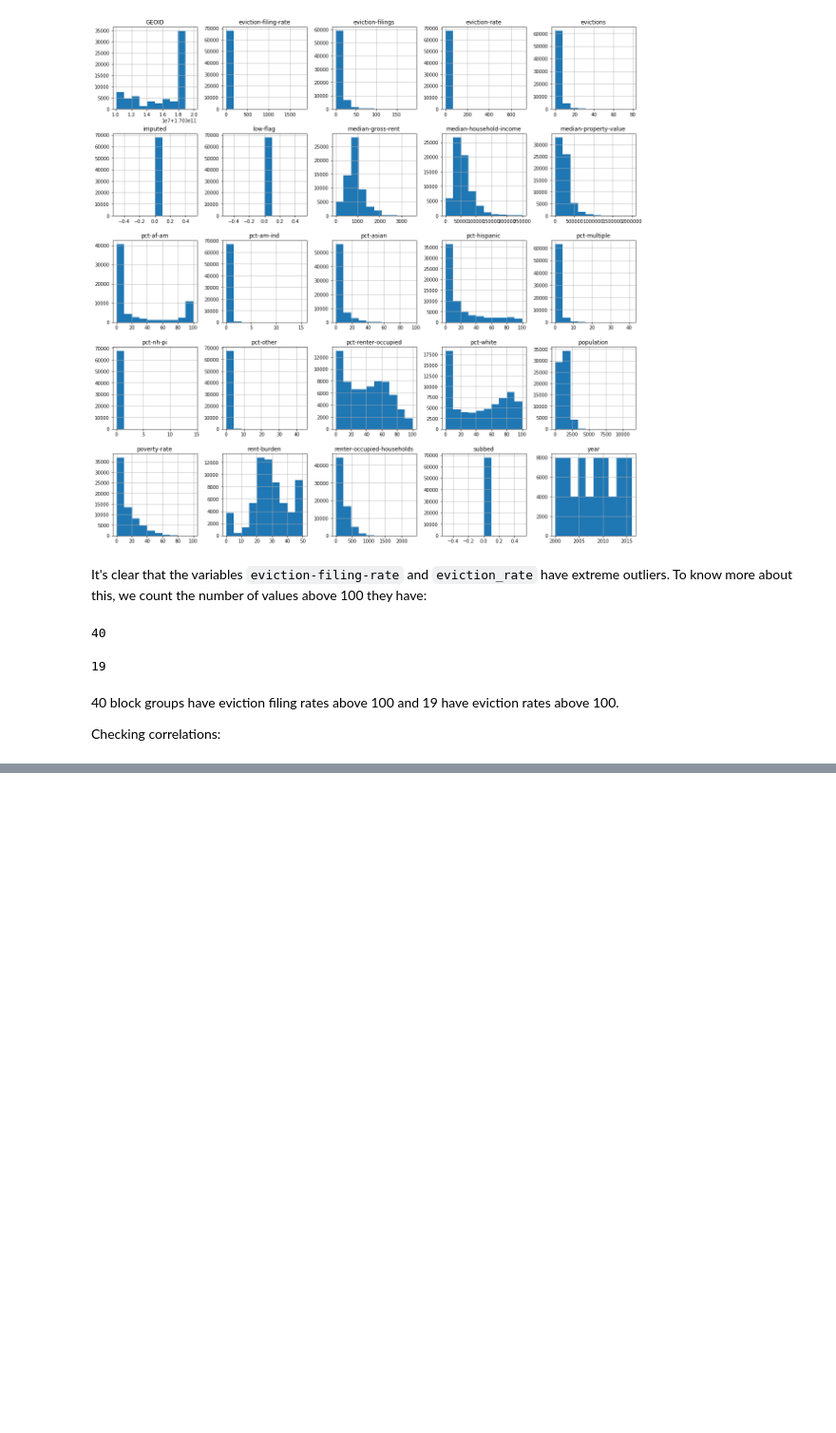
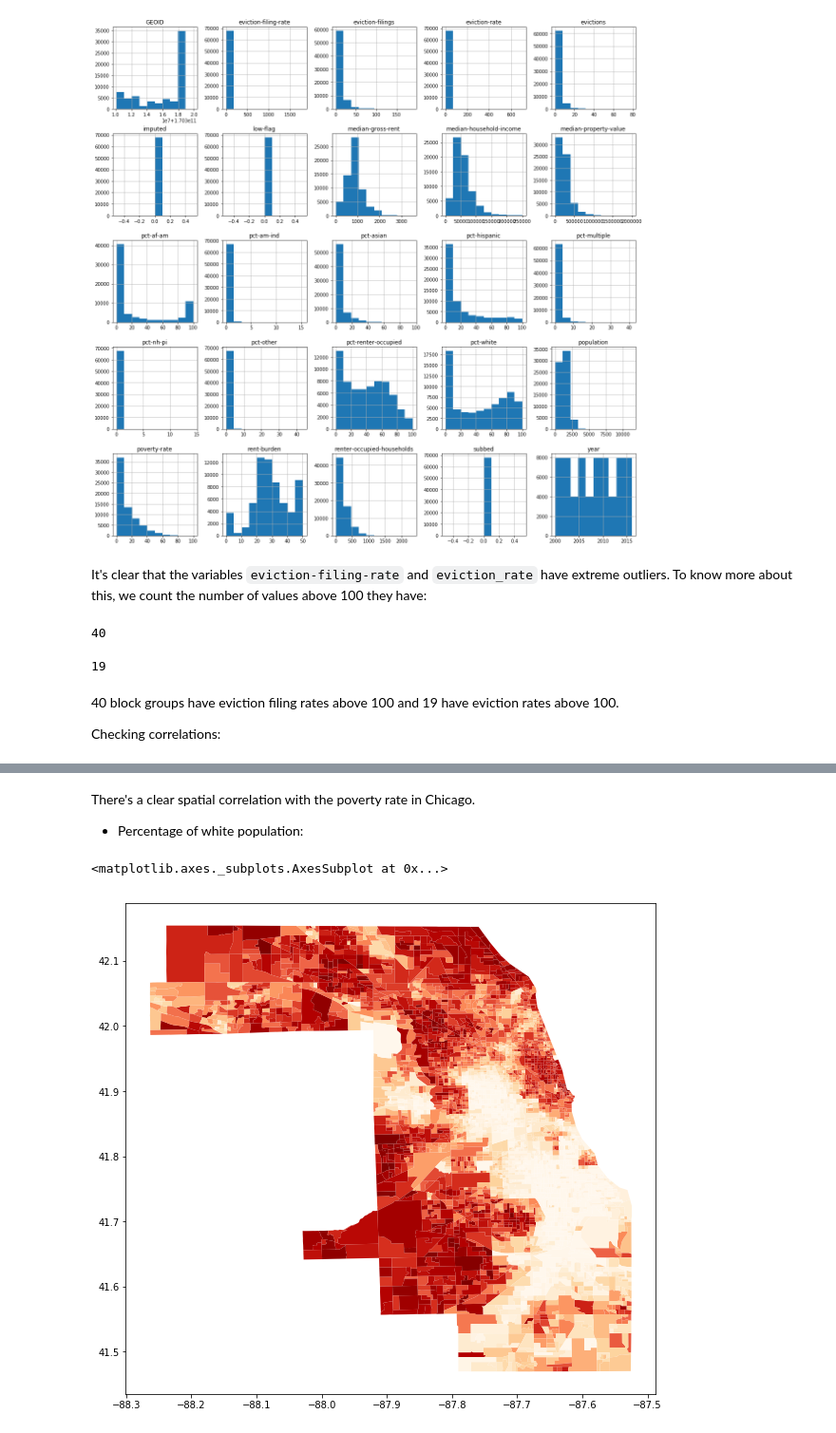
Before and after one commit to luisesanmartin/ml-eviction-chicago, a Jupyter notebook: notebooks/Data exploration - block groups.ipynb, the cells around one changed output, grey strips where cells are left out. Shown at 95% size. Drawn from its saved outputs; the diff is of its cells as text; code cells hidden in the pictures; blank space fills up the shorter version.

```diff
--- a/notebooks/Data exploration - block groups.ipynb
+++ b/notebooks/Data exploration - block groups.ipynb
@@ -216,0 +270,9 @@ Finally, you got to the maps part. I hope it was worth to wait.
+# %% [markdown]
+There's a clear spatial correlation with the poverty rate in Chicago.
+
+* Percentage of white population:
+# %%
+gdf.plot(column='pw-16', cmap='OrRd', figsize=(10,10))
+# %% [output]
+<matplotlib.axes._subplots.AxesSubplot at 0x...>
+[figure, added]
```
Also changed, not shown: parts of 24 cells of this notebook.
